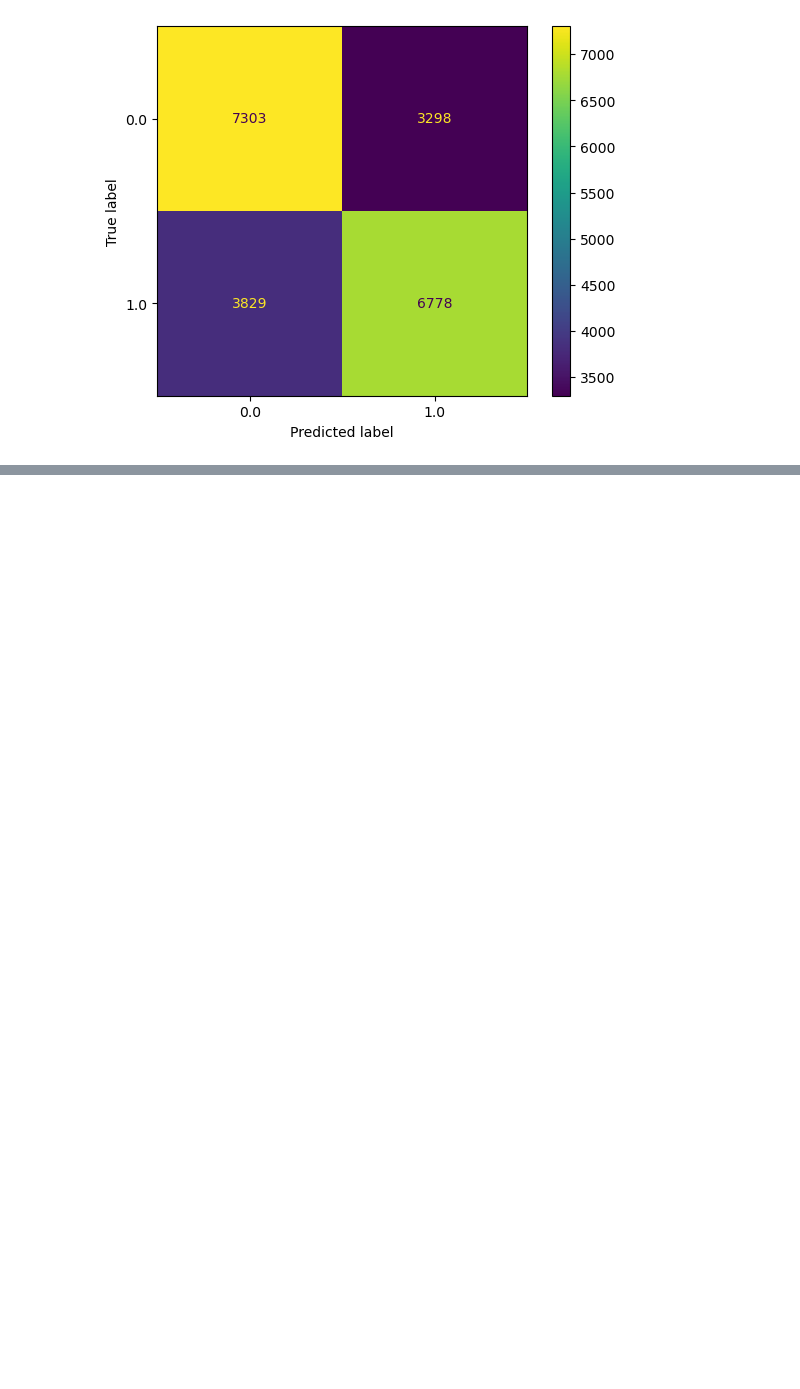
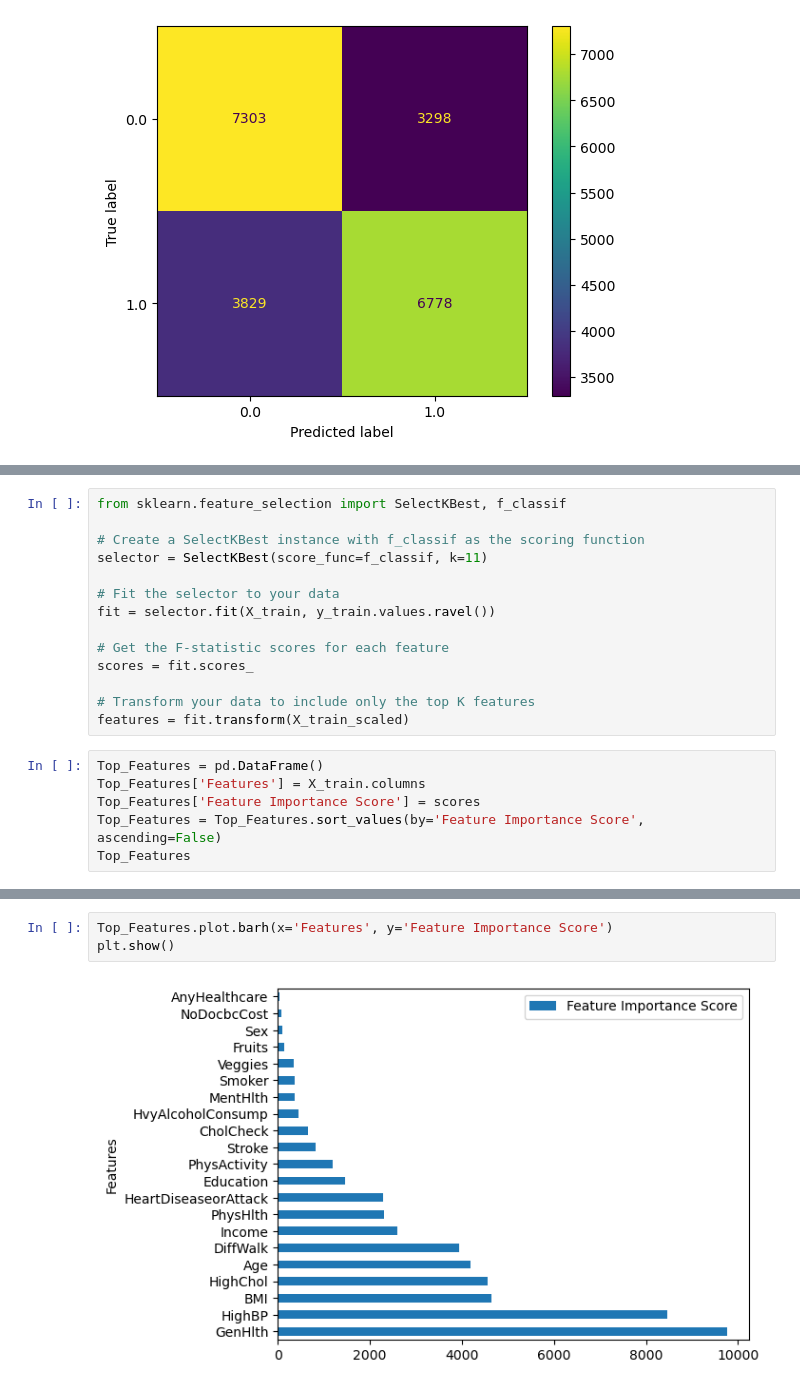
Before and after one commit to gloriapintado/Diabetes_Prediction, a Jupyter notebook: Final_notebook.ipynb, the cells around one changed output, grey strips where cells are left out. Saved outputs shown, nothing was run; the diff lists cells and outputs as text; blank space fills up the shorter version.

```diff
--- a/Final_notebook.ipynb
+++ b/Final_notebook.ipynb
@@ -579,0 +710,20 @@ ConfusionMatrixDisplay.from_estimator(new_Tree, new_X_test_scaled, new_y_test);
+# %%
+from sklearn.feature_selection import SelectKBest, f_classif
+
+# Create a SelectKBest instance with f_classif as the scoring function
+selector = SelectKBest(score_func=f_classif, k=11)
+
+# Fit the selector to your data
+fit = selector.fit(X_train, y_train.values.ravel())
+
+# Get the F-statistic scores for each feature
+scores = fit.scores_
+
+# Transform your data to include only the top K features
+features = fit.transform(X_train_scaled)
+# %%
+Top_Features = pd.DataFrame()
+Top_Features['Features'] = X_train.columns
+Top_Features['Feature Importance Score'] = scores
+Top_Features = Top_Features.sort_values(by='Feature Importance Score', ascending=False)
+Top_Features
@@ -579,0 +748,5 @@ ConfusionMatrixDisplay.from_estimator(new_Tree, new_X_test_scaled, new_y_test);
+# %%
+Top_Features.plot.barh(x='Features', y='Feature Importance Score')
+plt.show()
+# %% [output]
+[figure, added]
```
Also changed, not shown: parts of 36 cells of this notebook.
